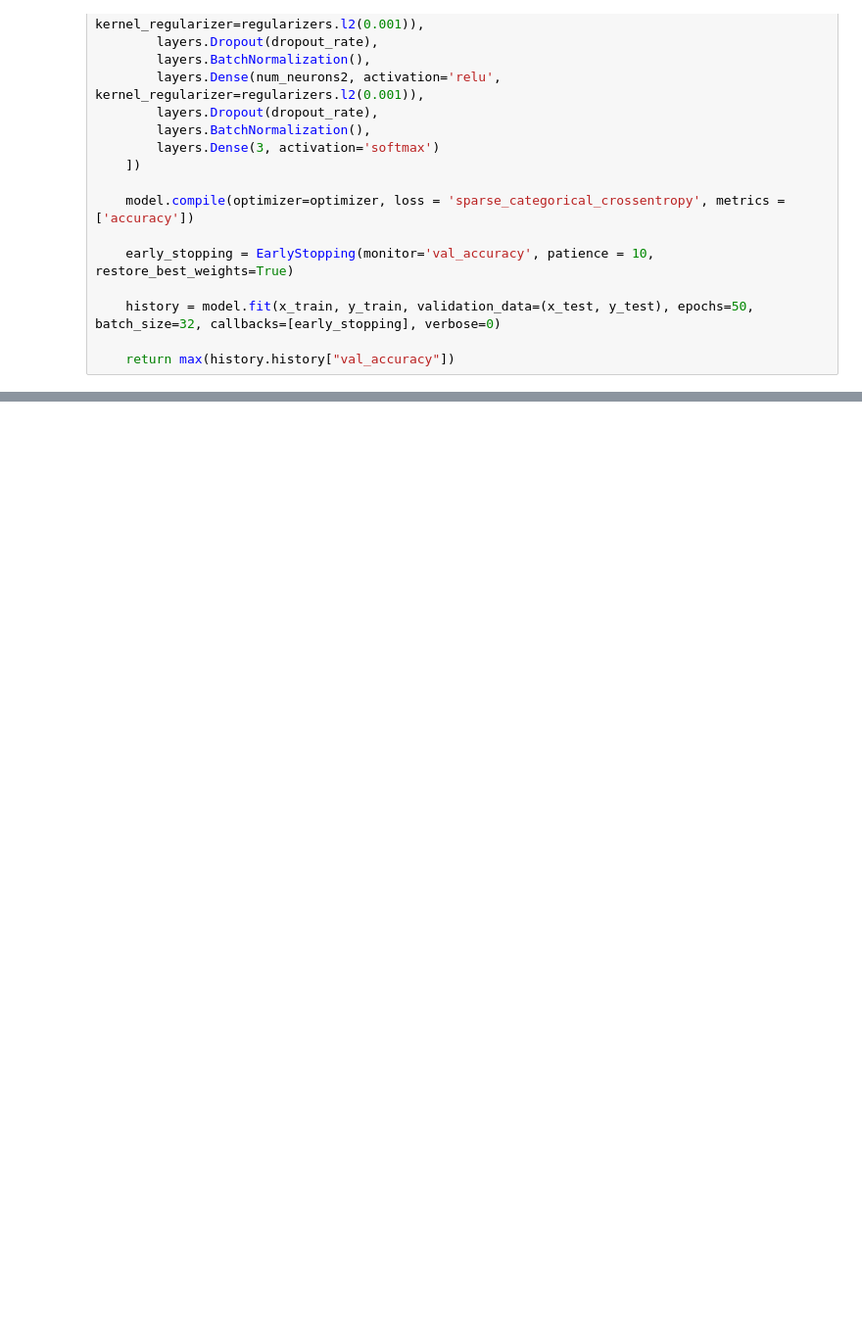
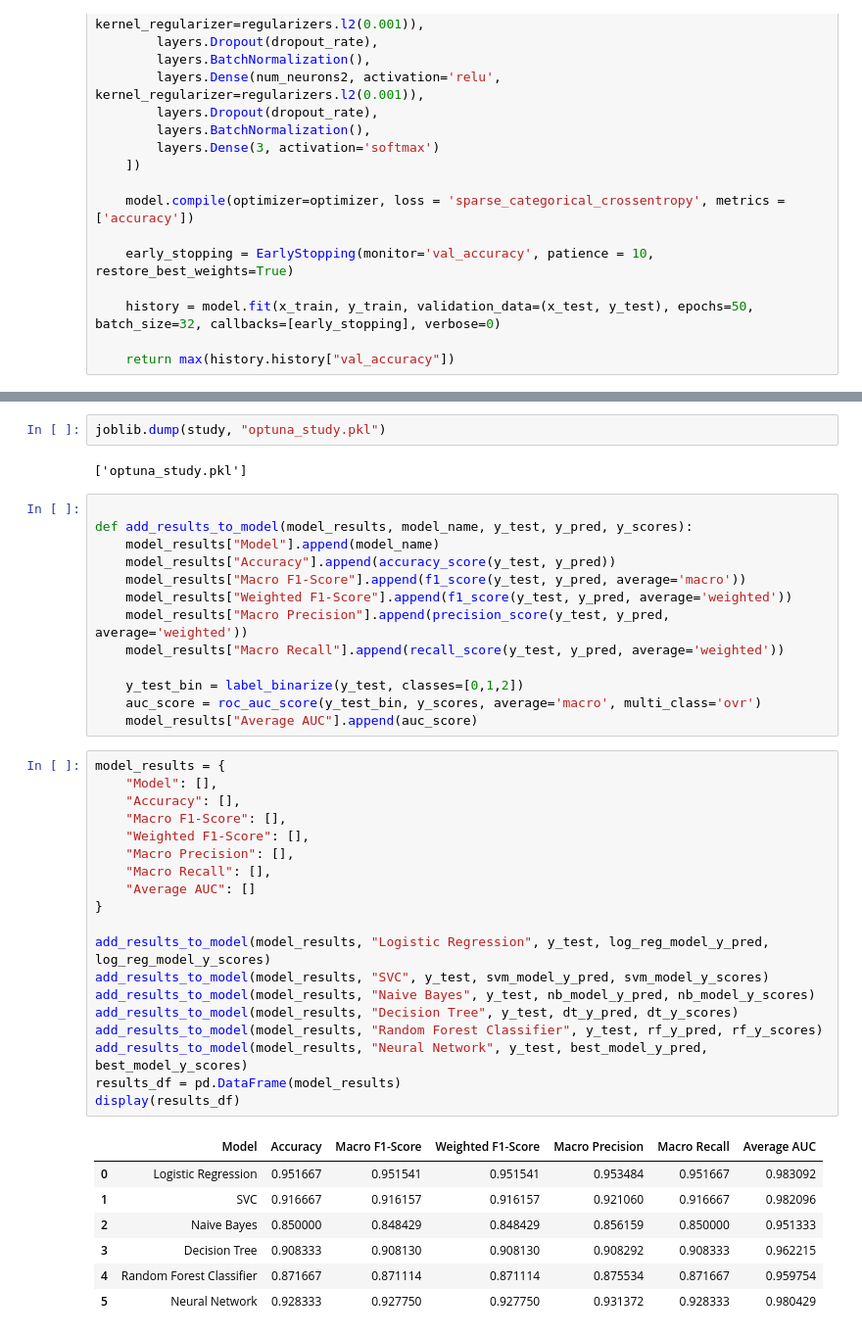
Before and after one commit to rsgGit/job-search, a Jupyter notebook: notebooks/text_classification_model.ipynb, the cells around one changed output, grey strips where cells are left out. Shown at 98% size. Drawn from its saved outputs; the diff is of its cells as text; blank space fills up the shorter version.

```diff
--- a/notebooks/text_classification_model.ipynb
+++ b/notebooks/text_classification_model.ipynb
@@ -583,0 +708,44 @@ KeyboardInterrupt:
+# %%
+joblib.dump(study, "optuna_study.pkl")
+# %% [output]
+['optuna_study.pkl']
+# %%
+
+def add_results_to_model(model_results, model_name, y_test, y_pred, y_scores):
+    model_results["Model"].append(model_name)
+    model_results["Accuracy"].append(accuracy_score(y_test, y_pred))
+    model_results["Macro F1-Score"].append(f1_score(y_test, y_pred, average='macro'))
+    model_results["Weighted F1-Score"].append(f1_score(y_test, y_pred, average='weighted'))
+    model_results["Macro Precision"].append(precision_score(y_test, y_pred, average='weighted'))
+    model_results["Macro Recall"].append(recall_score(y_test, y_pred, average='weighted'))
+
+    y_test_bin = label_binarize(y_test, classes=[0,1,2])
+    auc_score = roc_auc_score(y_test_bin, y_scores, average='macro', multi_class='ovr')
+    model_results["Average AUC"].append(auc_score)
+# %%
+model_results = {
+    "Model": [],
+    "Accuracy": [],
+    "Macro F1-Score": [],
+    "Weighted F1-Score": [],
+    "Macro Precision": [],
+    "Macro Recall": [],
+    "Average AUC": []
+}
+
+add_results_to_model(model_results, "Logistic Regression", y_test, log_reg_model_y_pred, log_reg_model_y_scores)
+add_results_to_model(model_results, "SVC", y_test, svm_model_y_pred, svm_model_y_scores)
+add_results_to_model(model_results, "Naive Bayes", y_test, nb_model_y_pred, nb_model_y_scores)
+add_results_to_model(model_results, "Decision Tree", y_test, dt_y_pred, dt_y_scores)
+add_results_to_model(model_results, "Random Forest Classifier", y_test, rf_y_pred, rf_y_scores)
+add_results_to_model(model_results, "Neural Network", y_test, best_model_y_pred, best_model_y_scores)
+results_df = pd.DataFrame(model_results)
+display(results_df)
+# %% [output]
+|  | Model | Accuracy | Macro F1-Score | Weighted F1-Score | Macro Precision | Macro Recall | Average AUC |
+| 0 | Logistic Regression | 0.951667 | 0.951541 | 0.951541 | 0.953484 | 0.951667 | 0.983092 |
+| 1 | SVC | 0.916667 | 0.916157 | 0.916157 | 0.921060 | 0.916667 | 0.982096 |
+| 2 | Naive Bayes | 0.850000 | 0.848429 | 0.848429 | 0.856159 | 0.850000 | 0.951333 |
+| 3 | Decision Tree | 0.908333 | 0.908130 | 0.908130 | 0.908292 | 0.908333 | 0.962215 |
+| 4 | Random Forest Classifier | 0.871667 | 0.871114 | 0.871114 | 0.875534 | 0.871667 | 0.959754 |
+| 5 | Neural Network | 0.928333 | 0.927750 | 0.927750 | 0.931372 | 0.928333 | 0.980429 |
```
Also changed, not shown: parts of 26 cells of this notebook, 1 other file.
